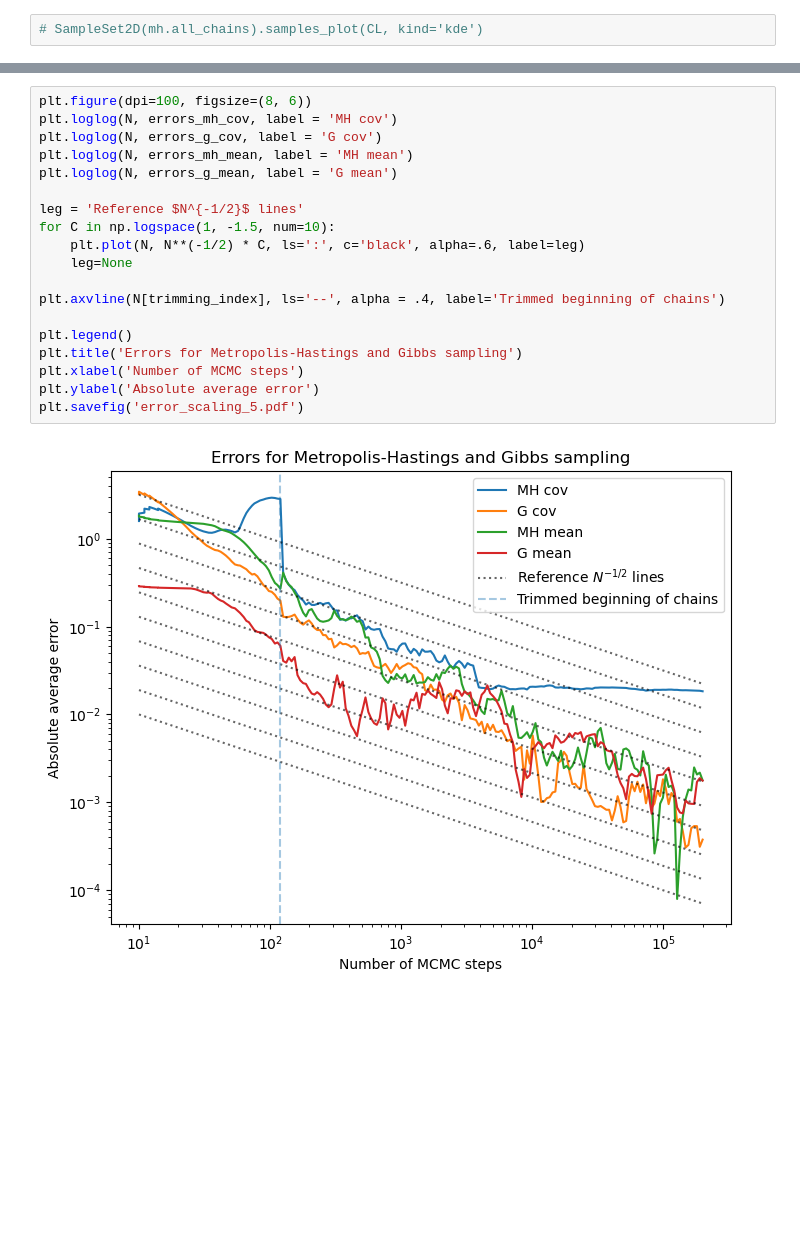
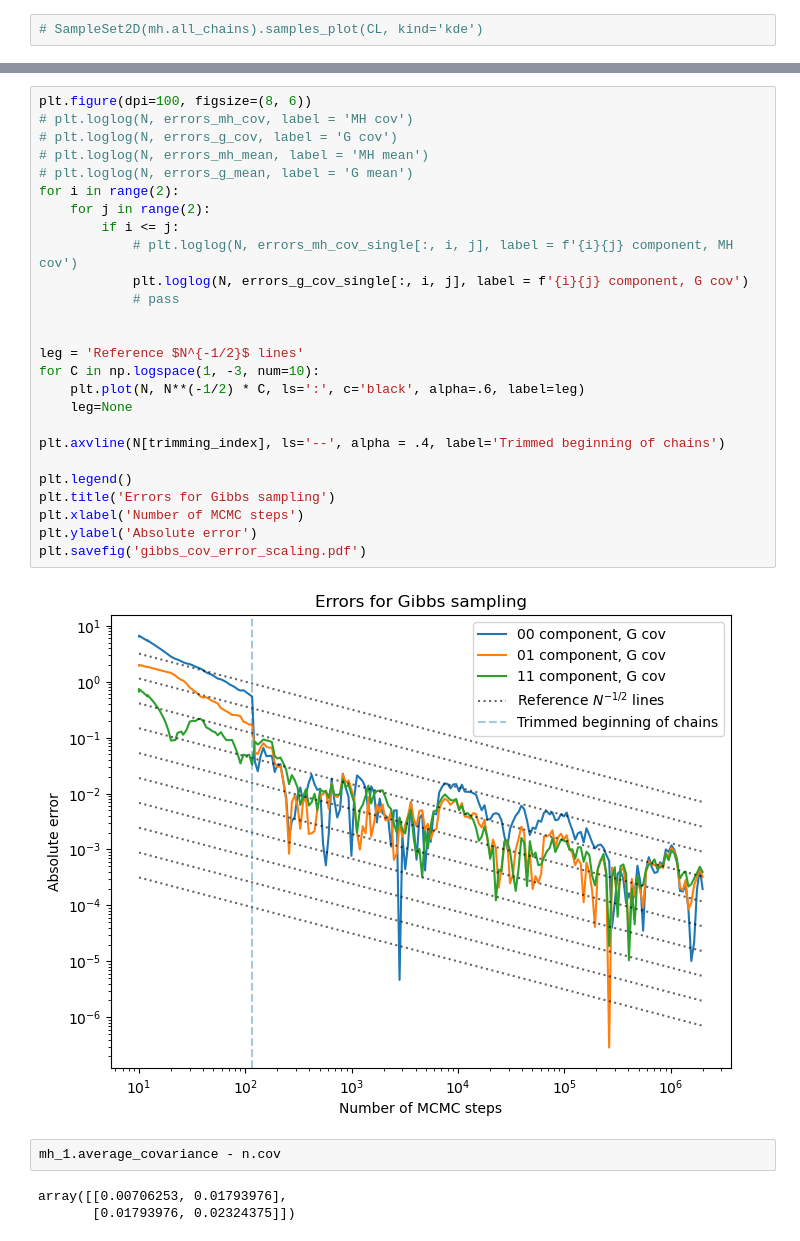
Before and after one commit to jacopok/notes, a Jupyter notebook: ap_third_semester/astrostat_homework/exercise_7.ipynb, the cells around one changed output, grey strips where cells are left out. Cells and saved outputs as stored; diff of their text form; blank space fills up the shorter version.

Commit message:
some new MCMC plots

```diff
--- a/ap_third_semester/astrostat_homework/exercise_7.ipynb
+++ b/ap_third_semester/astrostat_homework/exercise_7.ipynb
@@ -129,21 +137,33 @@ threshold is too low!
 # %%
 plt.figure(dpi=100, figsize=(8, 6))
-plt.loglog(N, errors_mh_cov, label = 'MH cov')
-plt.loglog(N, errors_g_cov, label = 'G cov')
-plt.loglog(N, errors_mh_mean, label = 'MH mean')
-plt.loglog(N, errors_g_mean, label = 'G mean')
+# plt.loglog(N, errors_mh_cov, label = 'MH cov')
+# plt.loglog(N, errors_g_cov, label = 'G cov')
+# plt.loglog(N, errors_mh_mean, label = 'MH mean')
+# plt.loglog(N, errors_g_mean, label = 'G mean')
+for i in range(2):
+    for j in range(2):
+        if i <= j:
+            # plt.loglog(N, errors_mh_cov_single[:, i, j], label = f'{i}{j} component, MH cov')
+            plt.loglog(N, errors_g_cov_single[:, i, j], label = f'{i}{j} component, G cov')
+            # pass
+
 
 leg = 'Reference $N^{-1/2}$ lines'
-for C in np.logspace(1, -1.5, num=10):
+for C in np.logspace(1, -3, num=10):
     plt.plot(N, N**(-1/2) * C, ls=':', c='black', alpha=.6, label=leg)
     leg=None
 
 plt.axvline(N[trimming_index], ls='--', alpha = .4, label='Trimmed beginning of chains')
 
 plt.legend()
-plt.title('Errors for Metropolis-Hastings and Gibbs sampling')
+plt.title('Errors for Gibbs sampling')
 plt.xlabel('Number of MCMC steps')
-plt.ylabel('Absolute average error')
-plt.savefig('error_scaling_5.pdf')
+plt.ylabel('Absolute error')
+plt.savefig('gibbs_cov_error_scaling.pdf')
 # %% [output]
-[figure, old version]
+[figure, new version]
+# %%
+mh_1.average_covariance - n.cov
+# %% [output]
+array([[0.00706253, 0.01793976],
+       [0.01793976, 0.02324375]])
```
Also changed, not shown: parts of 8 cells of this notebook, 2 other files.
